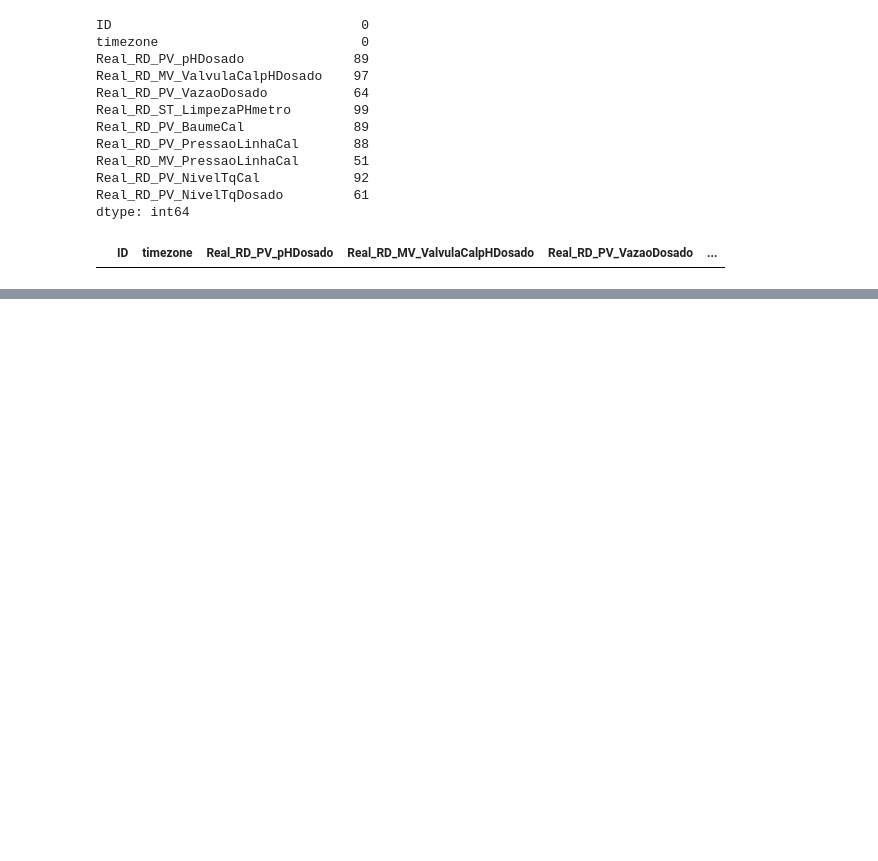
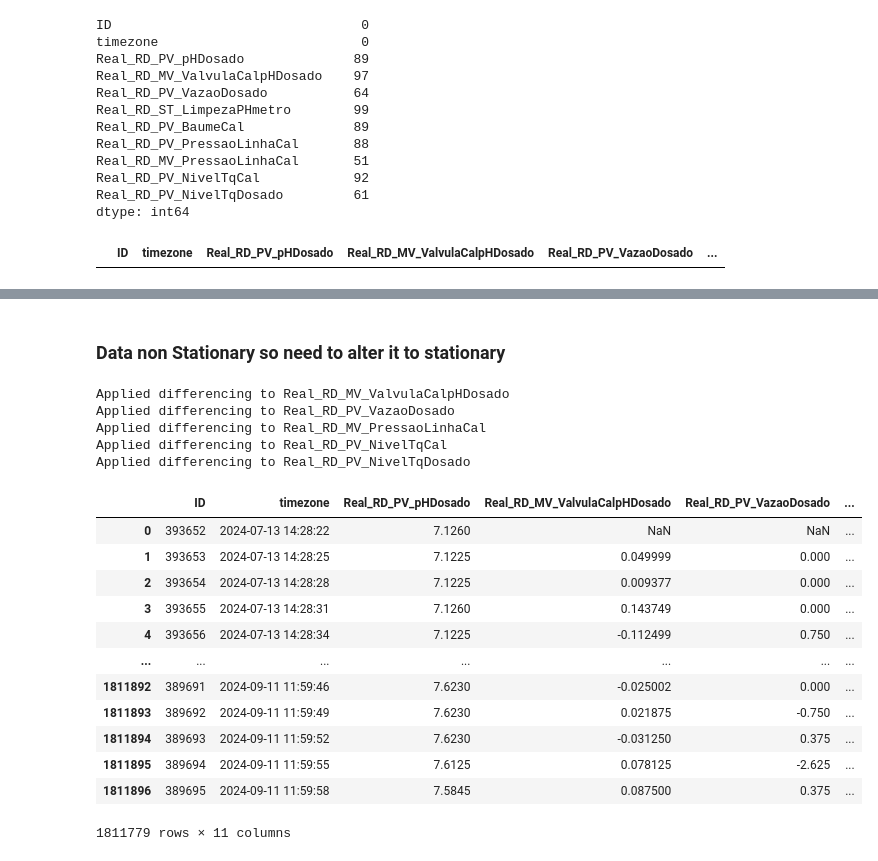
Before and after one commit to JoaoSGSiqueira/projeto_previsao_ph, a Jupyter notebook: modelo_testes.ipynb, the cells around one changed output, grey strips where cells are left out. Cells and saved outputs as stored; diff of their text form; code cells hidden in the pictures; blank space fills up the shorter version.

Commit message:
working code with transformations added improving models

```diff
--- a/modelo_testes.ipynb
+++ b/modelo_testes.ipynb
@@ -74,0 +161,53 @@ dtype: int64
+# %% [markdown]
+### Data non Stationary so need to alter it to stationary
+# %%
+import numpy as np
+
+def make__dataset_stationary(df, columns):
+    """
+    Makes non-stationary time series data stationary by differencing.
+
+    Parameters:
+        df (pd.DataFrame): The dataset.
+        columns (list): List of columns to be checked and made stationary.
+
+    Returns:
+        pd.DataFrame: The modified dataframe with stationary columns.
+    """
+    for col in columns:
+        # Apply differencing if the series is non-stationary (based on KPSS test)
+        if col in ['Real_RD_MV_ValvulaCalpHDosado', 'Real_RD_PV_VazaoDosado',
+                   'Real_RD_MV_PressaoLinhaCal', 'Real_RD_PV_NivelTqCal',
+                   'Real_RD_PV_NivelTqDosado']:
+            df[col] = df[col].diff().dropna()
+            print(f"Applied differencing to {col}")
+        # Optionally, apply log transformation before differencing if data shows exponential growth
+        # if some_condition:
+        #     df[col] = np.log(df[col])
+
+    return df
+
+# Apply the function to make columns stationary
+df_stationary = make_stationary(df, df.columns)
+# %% [output]
+Applied differencing to Real_RD_MV_ValvulaCalpHDosado
+Applied differencing to Real_RD_PV_VazaoDosado
+Applied differencing to Real_RD_MV_PressaoLinhaCal
+Applied differencing to Real_RD_PV_NivelTqCal
+Applied differencing to Real_RD_PV_NivelTqDosado
+# %%
+df_stationary
+# %% [output]
+|  | ID | timezone | Real_RD_PV_pHDosado | Real_RD_MV_ValvulaCalpHDosado | Real_RD_PV_VazaoDosado | ... |
+| 0 | 393652 | 2024-07-13 14:28:22 | 7.1260 | NaN | NaN | ... |
+| 1 | 393653 | 2024-07-13 14:28:25 | 7.1225 | 0.049999 | 0.000 | ... |
+| 2 | 393654 | 2024-07-13 14:28:28 | 7.1225 | 0.009377 | 0.000 | ... |
+| 3 | 393655 | 2024-07-13 14:28:31 | 7.1260 | 0.143749 | 0.000 | ... |
+| 4 | 393656 | 2024-07-13 14:28:34 | 7.1225 | -0.112499 | 0.750 | ... |
+| ... | ... | ... | ... | ... | ... | ... |
+| 1811892 | 389691 | 2024-09-11 11:59:46 | 7.6230 | -0.025002 | 0.000 | ... |
+| 1811893 | 389692 | 2024-09-11 11:59:49 | 7.6230 | 0.021875 | -0.750 | ... |
+| 1811894 | 389693 | 2024-09-11 11:59:52 | 7.6230 | -0.031250 | 0.375 | ... |
+| 1811895 | 389694 | 2024-09-11 11:59:55 | 7.6125 | 0.078125 | -2.625 | ... |
+| 1811896 | 389695 | 2024-09-11 11:59:58 | 7.5845 | 0.087500 | 0.375 | ... |
+1811779 rows × 11 columns
```
Also changed, not shown: parts of 7 cells of this notebook, 6 other files.
